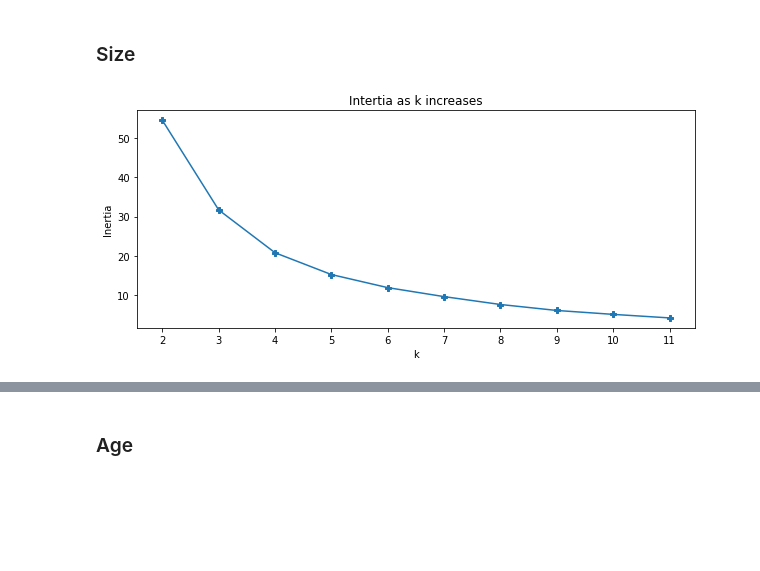
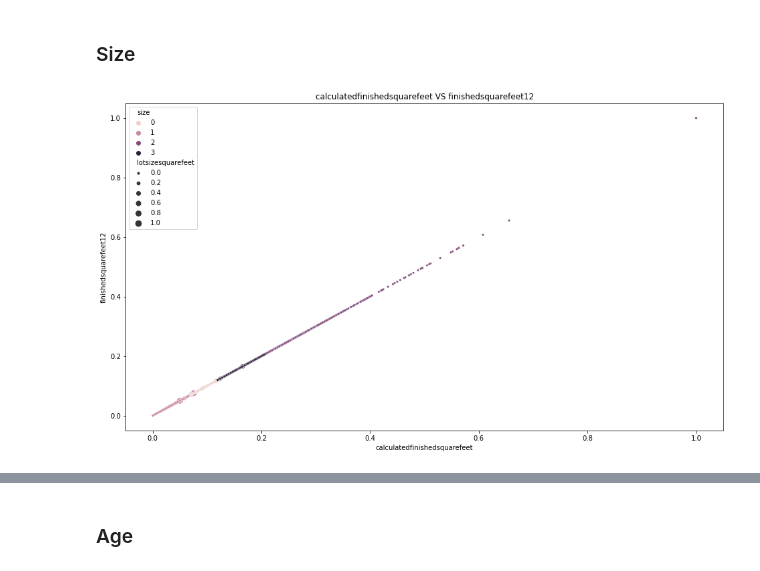
Before and after one commit to carterrxavier/clustering-project, a Jupyter notebook: initialnotebook.ipynb, the cells around one changed output, grey strips where cells are left out. Cells and saved outputs as stored; diff of their text form; code cells hidden in the pictures; blank space fills up the shorter version.

Commit message:
update approach on model creation

```diff
--- a/initialnotebook.ipynb
+++ b/initialnotebook.ipynb
@@ -60,7 +51,9 @@ zillow.shape
+# %%
+zillow = wrangle.get_city_and_distance(zillow)
 # %%
-train , validate, test = wrangle.split_for_model(zillow)
+train ,closestcityte, test = wrangle.split_for_model(zillow)
 train_scaled, validate_scaled, test_scaled = scale.scale_data(train, validate, test, 'MinMax',\
                                                               to_scale=['log10price','calculatedfinishedsquarefeet','latitude','longitude',\
                                                                         'lotsizesquarefeet', 'yearbuilt','structuretaxvaluedollarcnt',\
-                                                                        'taxvaluedollarcnt', 'taxamount', 'landtaxvaluedollarcnt','taxrate','finishedsquarefeet12'])
+                                                                        'taxvaluedollarcnt', 'taxamount', 'landtaxvaluedollarcnt','taxrate','finishedsquarefeet12', 'distancefromcity'])
 # %% [output]
@@ -100,4 +93,5 @@ explore.compare_to_target(train_scaled[cont_vars], target)
 ### Target = Logerror
 # %%
 X = train_scaled[['logerror']]
-cluster.view_intertia(X)
+X = cluster.show_cluster(X, 4, 'logbin', hide=True)
+train_scaled['logbin'] = X['logbin']
@@ -116,4 +99,5 @@ cluster.map_clusters(train_scaled, 'logbin')
 ### Price
 # %%
 X = train_scaled[['taxvaluedollarcnt','structuretaxvaluedollarcnt','taxamount']]
-cluster.view_intertia(X)
+X = cluster.show_cluster(X, 4, 'price', hide=True)
+train_scaled['price'] = X['price']
@@ -134,6 +105,7 @@ cluster.map_clusters(train_scaled, 'price')
 ### Size
 # %%
 X = train_scaled[['calculatedfinishedsquarefeet','finishedsquarefeet12','lotsizesquarefeet']]
-cluster.view_intertia(X)
+X = cluster.show_cluster(X, 4, 'size', size='lotsizesquarefeet', hide= False)
+train_scaled['size'] = X['size']
 # %% [output]
-[figure, old version]
+[figure, new version]
```
Also changed, not shown: parts of 77 cells of this notebook, 1 other file.
